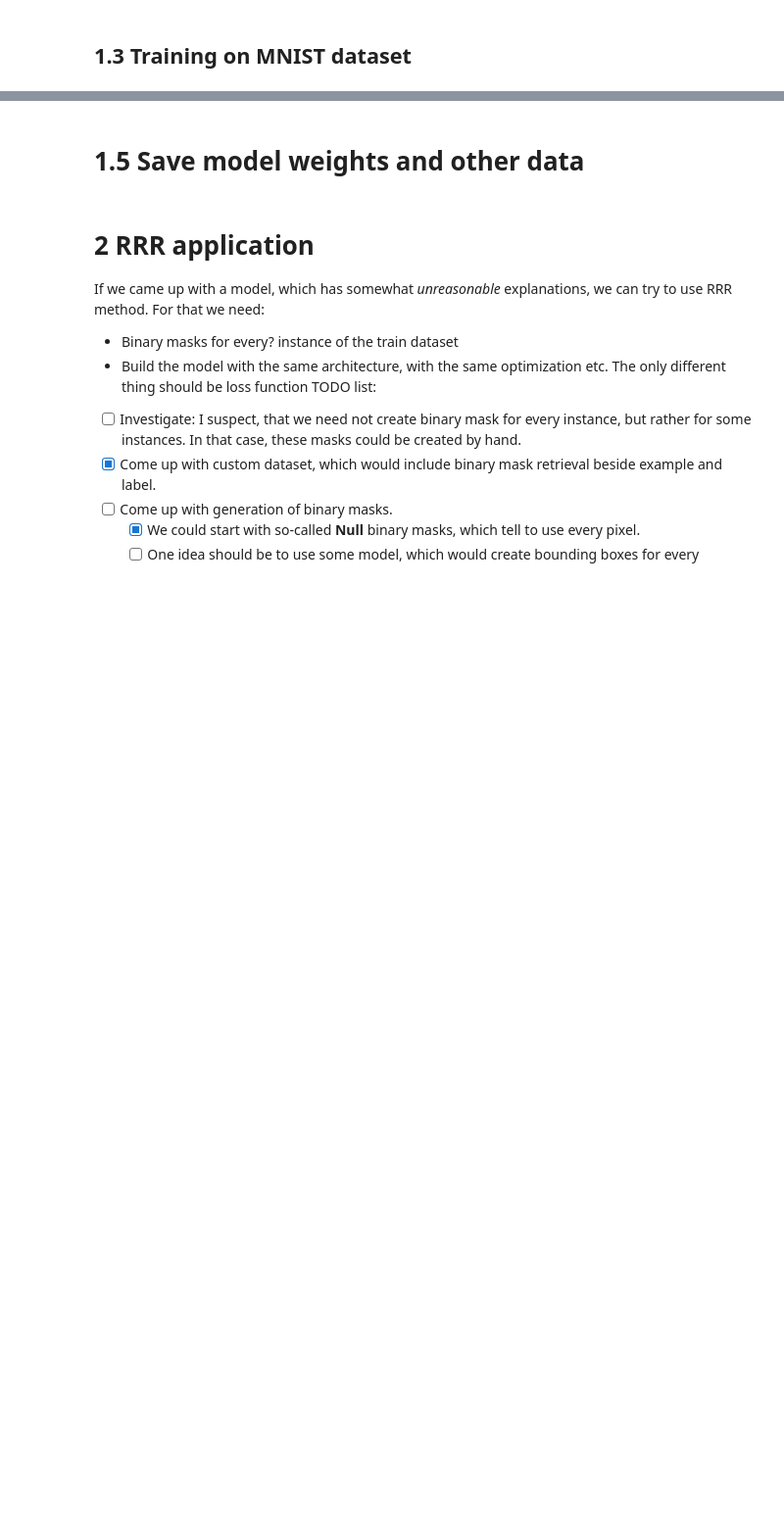
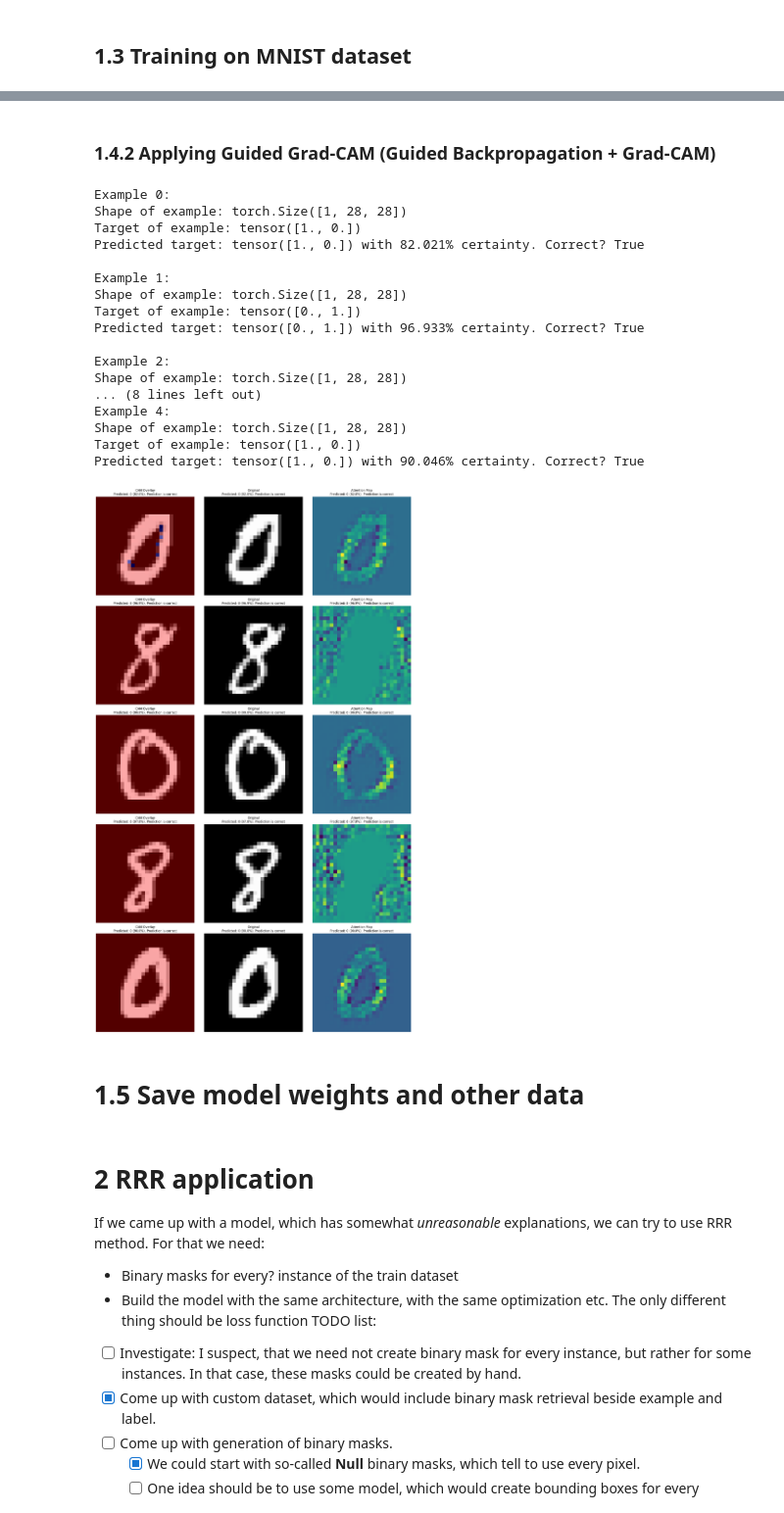
Before and after one commit to zlochina/xil-research-modification, a Jupyter notebook: src/experiments/08_MNIST.ipynb, the cells around one changed output, grey strips where cells are left out. Shown at 98% size. Saved outputs shown, nothing was run; the diff lists cells and outputs as text; code cells hidden in the pictures; blank space fills up the shorter version.

```diff
--- a/src/experiments/08_MNIST.ipynb
+++ b/src/experiments/08_MNIST.ipynb
@@ -402,3 +291,42 @@ Predicted target: tensor([1., 0.]) with 59.968% certainty. Correct? True
+# %% [markdown]
+### 1.4.2 Applying Guided Grad-CAM (Guided Backpropagation + Grad-CAM)
+# %%
+from src.utils import XILUtils
+
+
+# define target layers for grad-cam
+#   define a link to the last convolutional layer of the model
+last_conv_layer = model[3] # TODO
+target_layers = [last_conv_layer]
+
+# Number of examples to show
+n_examples = 5  # you can change this number
+
+XILUtils.apply_and_show_gradcam(model, target_layers, n_examples, ds_train, num_classes, labels, plt,
+                                device=device,
+                                shuffle_ds=False,
+                                batch_num=3,
+                                guided_backprop=True
+                                )
+# %% [output]
+Example 0:
+Shape of example: torch.Size([1, 28, 28])
+Target of example: tensor([1., 0.])
+Predicted target: tensor([1., 0.]) with 82.021% certainty. Correct? True
+
+Example 1:
+Shape of example: torch.Size([1, 28, 28])
+Target of example: tensor([0., 1.])
+Predicted target: tensor([0., 1.]) with 96.933% certainty. Correct? True
+
+Example 2:
+Shape of example: torch.Size([1, 28, 28])
+... (8 lines left out)
+Example 4:
+Shape of example: torch.Size([1, 28, 28])
+Target of example: tensor([1., 0.])
+Predicted target: tensor([1., 0.]) with 90.046% certainty. Correct? True
+[figure, added]
 # %% [markdown]
 # 1.5 Save model weights and other data
 # %%
```
Also changed, not shown: parts of 26 cells of this notebook, 1 other file.
